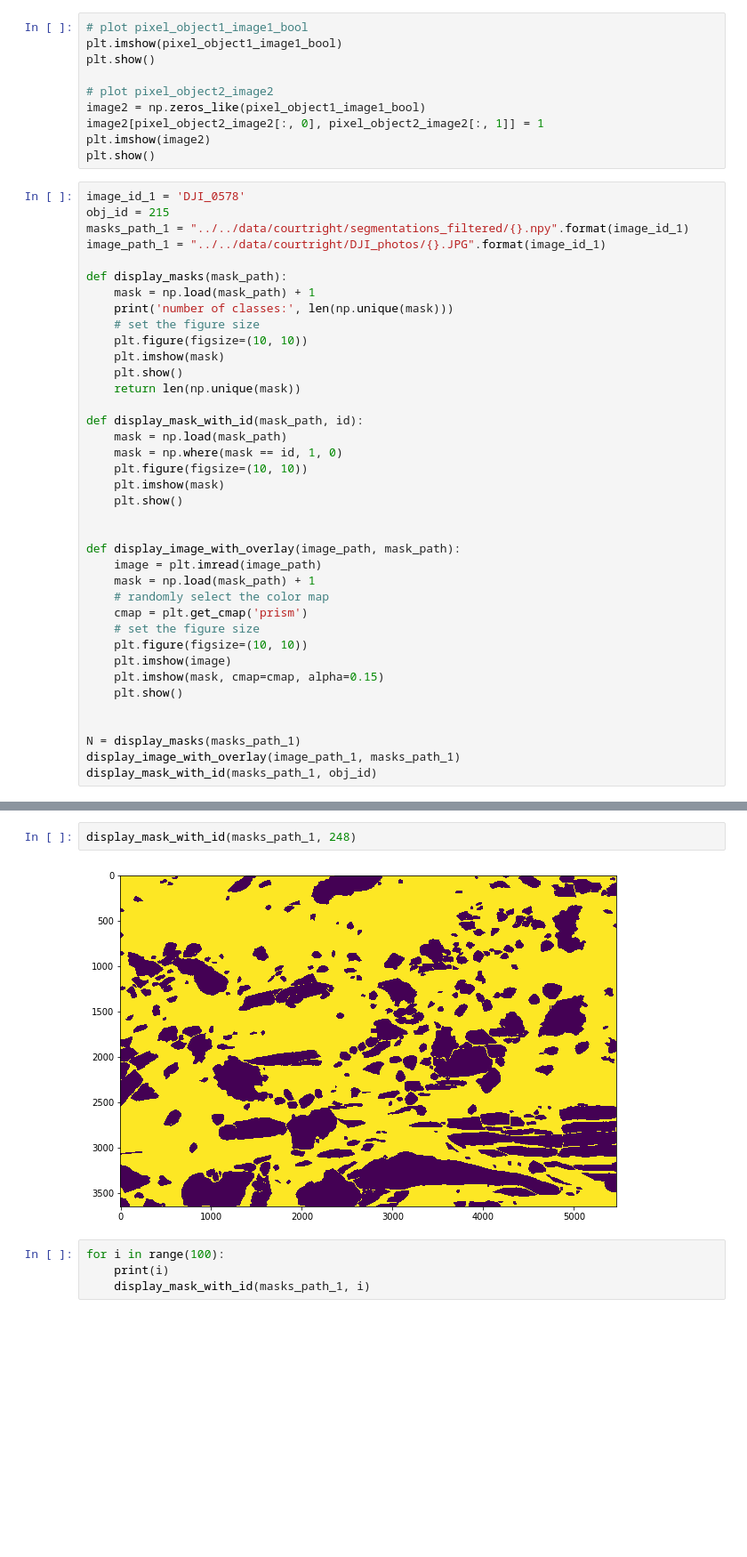
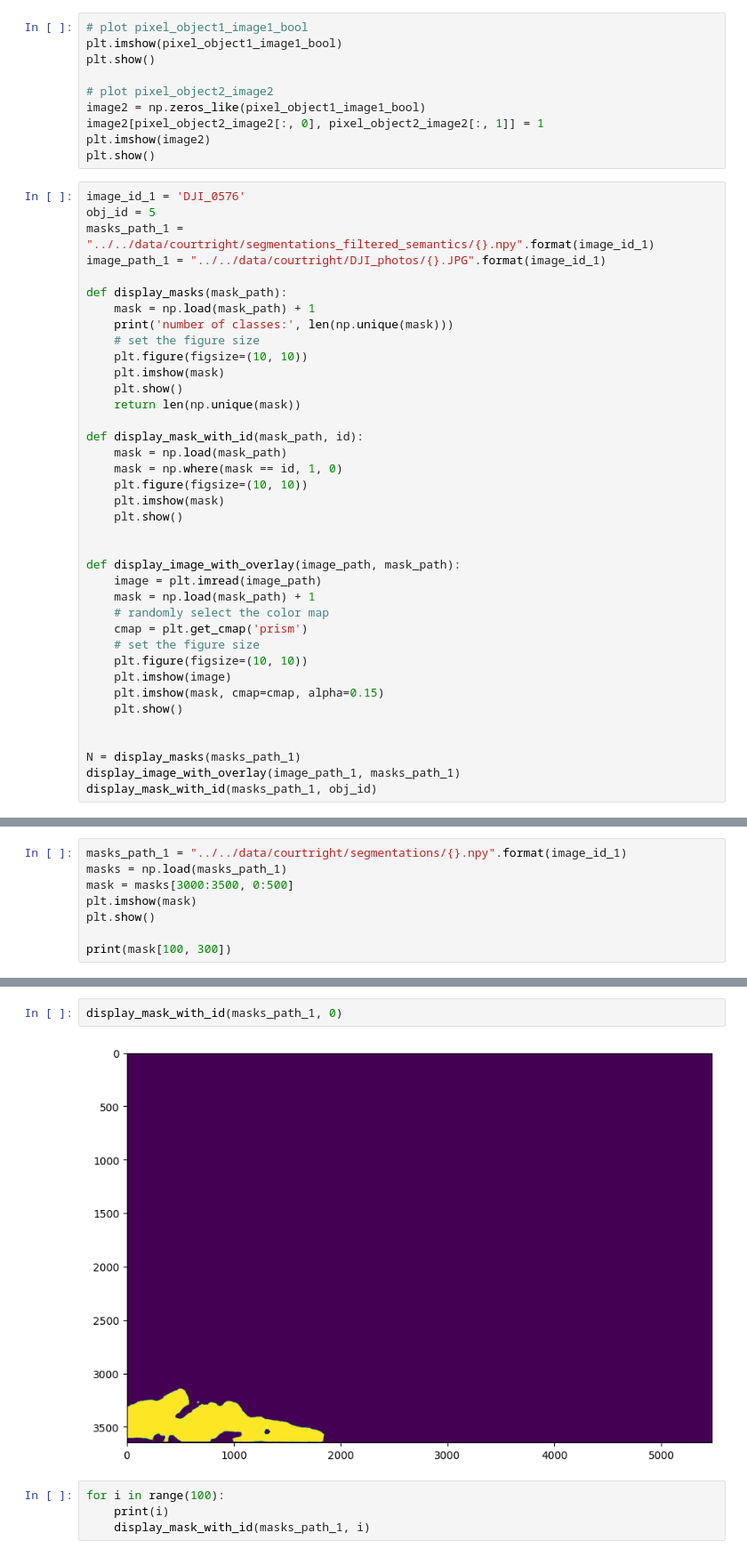
Before and after one commit to ZhiangChen/SegMo3D, a Jupyter notebook: semantic_SfM/ssfm/display_image_segmentation.ipynb, the cells around one changed output, grey strips where cells are left out. Shown at 89% size. Saved outputs shown, nothing was run; the diff lists cells and outputs as text; blank space fills up the shorter version.

```diff
--- a/semantic_SfM/ssfm/display_image_segmentation.ipynb
+++ b/semantic_SfM/ssfm/display_image_segmentation.ipynb
@@ -203,9 +206,9 @@ image2[pixel_object2_image2[:, 0], pixel_object2_image2[:, 1]] = 1
 plt.imshow(image2)
 plt.show()
 # %%
-image_id_1 = 'DJI_0578'
-obj_id = 215
-masks_path_1 = "../../data/courtright/segmentations_filtered/{}.npy".format(image_id_1)
+image_id_1 = 'DJI_0576'
+obj_id = 5
+masks_path_1 = "../../data/courtright/segmentations_filtered_semantics/{}.npy".format(image_id_1)
 image_path_1 = "../../data/courtright/DJI_photos/{}.JPG".format(image_id_1)
 
 def display_masks(mask_path):
@@ -247,0 +251,8 @@ number of classes: 227
+# %%
+masks_path_1 = "../../data/courtright/segmentations/{}.npy".format(image_id_1)
+masks = np.load(masks_path_1)
+mask = masks[3000:3500, 0:500]
+plt.imshow(mask)
+plt.show()
+
+print(mask[100, 300])
@@ -248,7 +262,7 @@ number of classes: 227
 # %%
-display_mask_with_id(masks_path_1, 248)
+display_mask_with_id(masks_path_1, 0)
 # %% [output]
-[figure, old version]
+[figure, new version]
 # %%
 for i in range(100):
     print(i)
```
Also changed, not shown: parts of 3 cells of this notebook, 5 other files.
